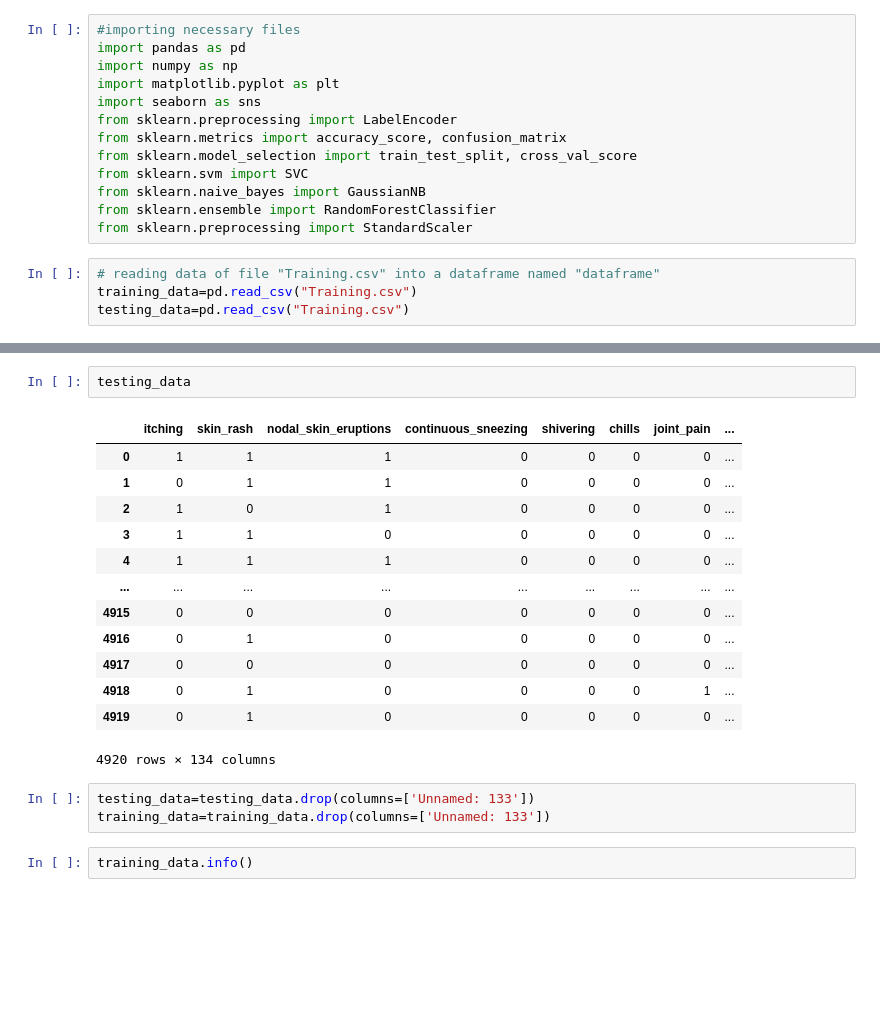
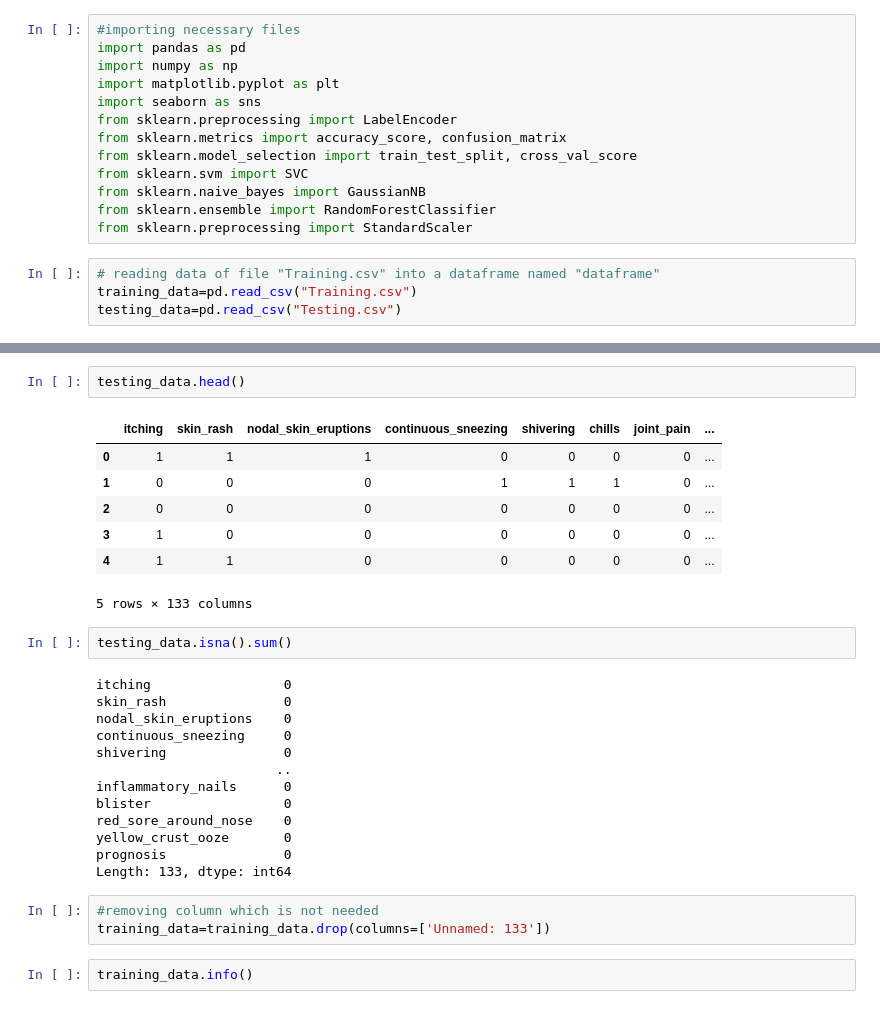
Before and after one commit to Kushagrarajsinghavisoft/Daily-works, a Jupyter notebook: April/09-04-2024/09-04-2024.ipynb, the cells around one changed output, grey strips where cells are left out. Saved outputs shown, nothing was run; the diff lists cells and outputs as text; blank space fills up the shorter version.

```diff
--- a/April/09-04-2024/09-04-2024.ipynb
+++ b/April/09-04-2024/09-04-2024.ipynb
@@ -22,5 +22,5 @@ from sklearn.preprocessing import StandardScaler
 # %%
 # reading data of file "Training.csv" into a dataframe named "dataframe"
 training_data=pd.read_csv("Training.csv")
-testing_data=pd.read_csv("Training.csv")
+testing_data=pd.read_csv("Testing.csv")
 # %%
@@ -42,21 +36,30 @@ training_data
 # %%
-testing_data
+testing_data.head()
 # %% [output]
 |  | itching | skin_rash | nodal_skin_eruptions | continuous_sneezing | shivering | chills | joint_pain | ... |
 | 0 | 1 | 1 | 1 | 0 | 0 | 0 | 0 | ... |
-| 1 | 0 | 1 | 1 | 0 | 0 | 0 | 0 | ... |
-| 2 | 1 | 0 | 1 | 0 | 0 | 0 | 0 | ... |
-| 3 | 1 | 1 | 0 | 0 | 0 | 0 | 0 | ... |
-| 4 | 1 | 1 | 1 | 0 | 0 | 0 | 0 | ... |
-| ... | ... | ... | ... | ... | ... | ... | ... | ... |
-| 4915 | 0 | 0 | 0 | 0 | 0 | 0 | 0 | ... |
-| 4916 | 0 | 1 | 0 | 0 | 0 | 0 | 0 | ... |
-| 4917 | 0 | 0 | 0 | 0 | 0 | 0 | 0 | ... |
-| 4918 | 0 | 1 | 0 | 0 | 0 | 0 | 1 | ... |
-| 4919 | 0 | 1 | 0 | 0 | 0 | 0 | 0 | ... |
+| 1 | 0 | 0 | 0 | 1 | 1 | 1 | 0 | ... |
+| 2 | 0 | 0 | 0 | 0 | 0 | 0 | 0 | ... |
+| 3 | 1 | 0 | 0 | 0 | 0 | 0 | 0 | ... |
+| 4 | 1 | 1 | 0 | 0 | 0 | 0 | 0 | ... |
-4920 rows × 134 columns
+5 rows × 133 columns
+# %%
+testing_data.isna().sum()
+# %% [output]
+itching                 0
+skin_rash               0
+nodal_skin_eruptions    0
+continuous_sneezing     0
+shivering               0
+                       ..
+inflammatory_nails      0
+blister                 0
+red_sore_around_nose    0
+yellow_crust_ooze       0
+prognosis               0
+Length: 133, dtype: int64
 # %%
-testing_data=testing_data.drop(columns=['Unnamed: 133'])
+#removing column which is not needed
 training_data=training_data.drop(columns=['Unnamed: 133'])
 # %%
 training_data.info()
```
Also changed, not shown: parts of 34 cells of this notebook.
